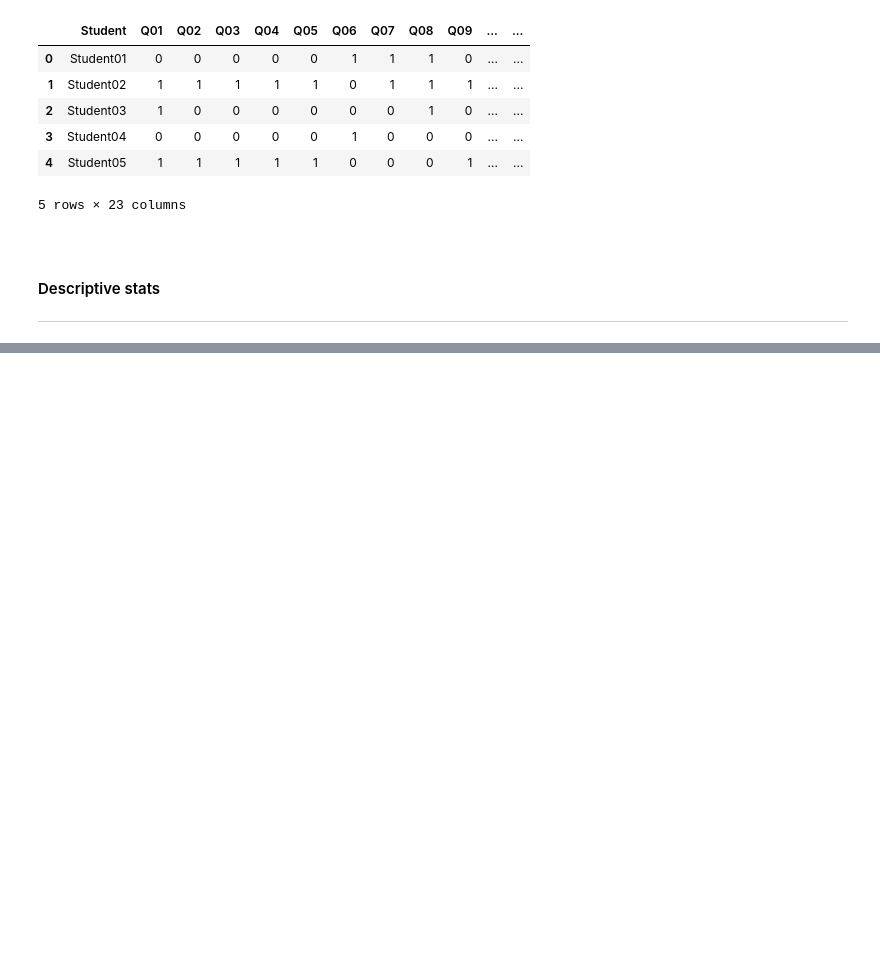
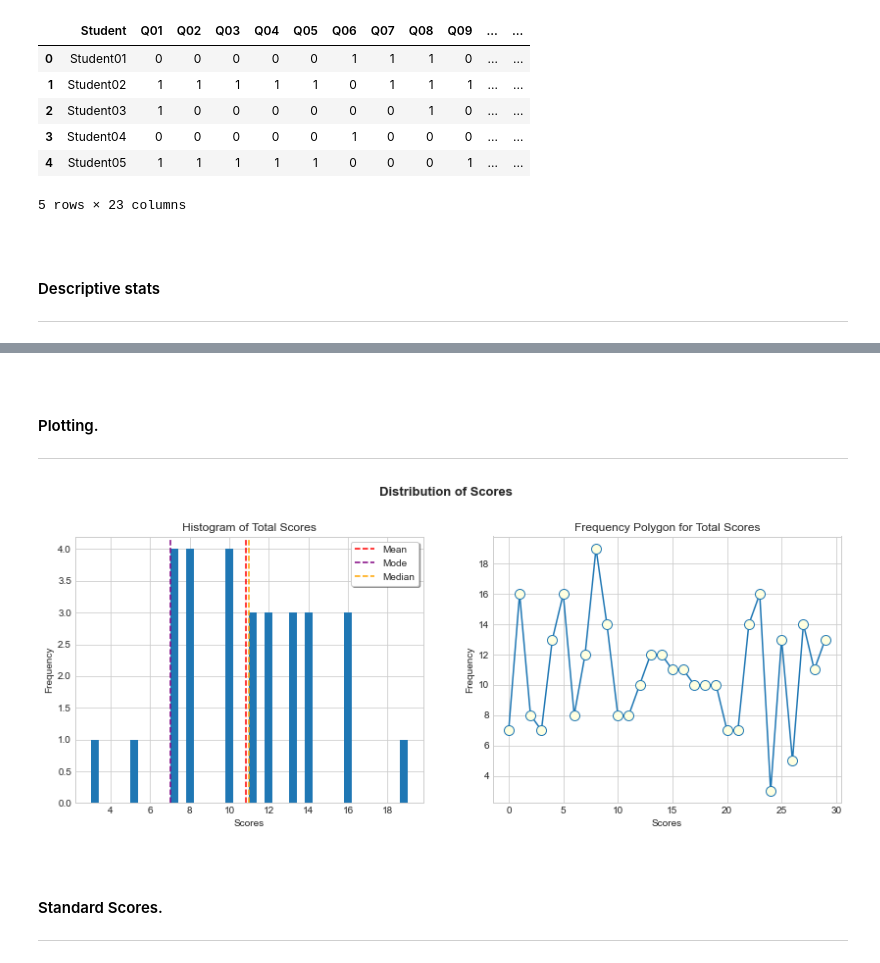
Before and after one commit to olgarozhdestvina/Data-Science-and-Machine-Learning, a Jupyter notebook: Data analytics/Language tests/One test descriptive statistics.ipynb, the cells around one changed output, grey strips where cells are left out. Cells and saved outputs as stored; diff of their text form; code cells hidden in the pictures; blank space fills up the shorter version.

```diff
--- a/Data analytics/Language tests/One test descriptive statistics.ipynb
+++ b/Data analytics/Language tests/One test descriptive statistics.ipynb
@@ -16,6 +16,9 @@ import numpy as np
 import pandas as pd
 import matplotlib.pyplot as plt
 import scipy.stats as ss
+# %%
+plt.style.use('seaborn-whitegrid')
+plt.rcParams['figure.figsize'] = (14,5)
 # %% [markdown]
 <br>
 
@@ -123,0 +150,8 @@ ss.variation(test['Total'])
+# %%
+# round all stats to two decimal points and changing the order
+stats = np.round(stats, 3)
+stats = stats.reindex(index = ['mean','mode','25%', '50%', '75%', 'high score', 'low score',
+                       'range', 'std(pop)', 'std(sample)', 'var(pop)', 'var(sample)', 'Q', 'n',
+                      'skewness', 'SES', 'skew/SES','kurtosis', 'SEK', 'kurt/SEK'])
+stats.index.name = 'Statistics'
+stats
@@ -123,0 +177,37 @@ ss.variation(test['Total'])
+# %% [markdown]
+<br>
+
+#### Plotting.
+___
+# %%
+# histograms and frequency polygon
+fig, [ax0, ax1] = plt.subplots(1,2)
+fig.suptitle('Distribution of Scores', y=1.02, weight='bold', fontsize=13)
+
+# total scores
+ax0.hist(test['Total'], bins=40)
+ax0.set(title='Histogram of Total Scores',
+      xlabel='Scores',
+      ylabel='Frequency')
+ax0.axvline(stats.loc['mean'][0], linestyle='--', c='red', label='Mean')
+ax0.axvline(stats.loc['mode'][0], linestyle='--', c='purple', label='Mode')
+ax0.axvline(stats.loc['50%'][0], linestyle='--', c='orange', label='Median')
+
+# total scores
+ax1.plot(test['Total'],marker='.', linestyle='solid', markersize=20, markerfacecolor='lightyellow')
+ax1.set(title='Frequency Polygon for Total Scores',
+      xlabel='Scores',
+      ylabel='Frequency')
+
+# display legend
+ax0.legend(frameon=True, fancybox=True, shadow=True)
+
+# save the plot
+plt.savefig('Data/distribution_of_scores.png', bbox_inches='tight');
+# %% [output]
+[figure, added]
+# %% [markdown]
+<br>
+
+#### Standard Scores.
+___
```
Also changed, not shown: parts of 9 cells of this notebook, 1 other file.
